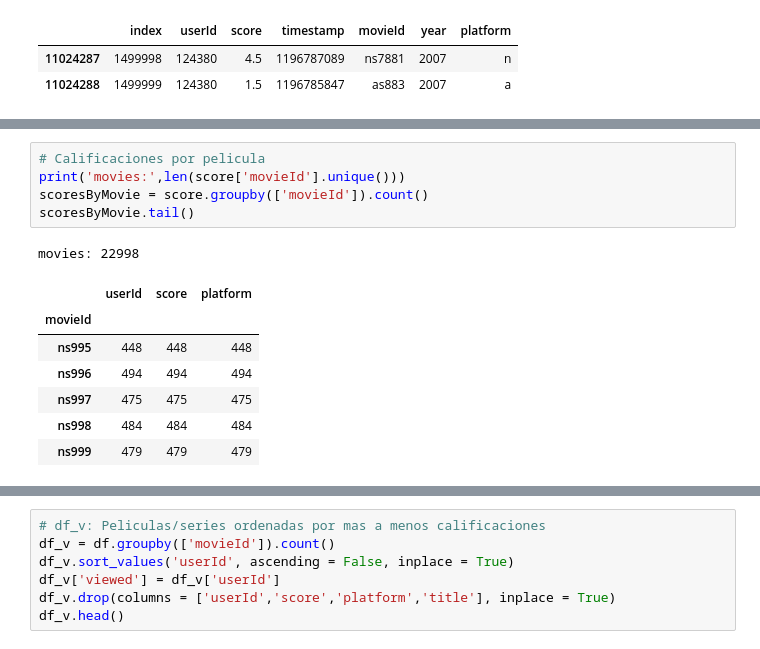
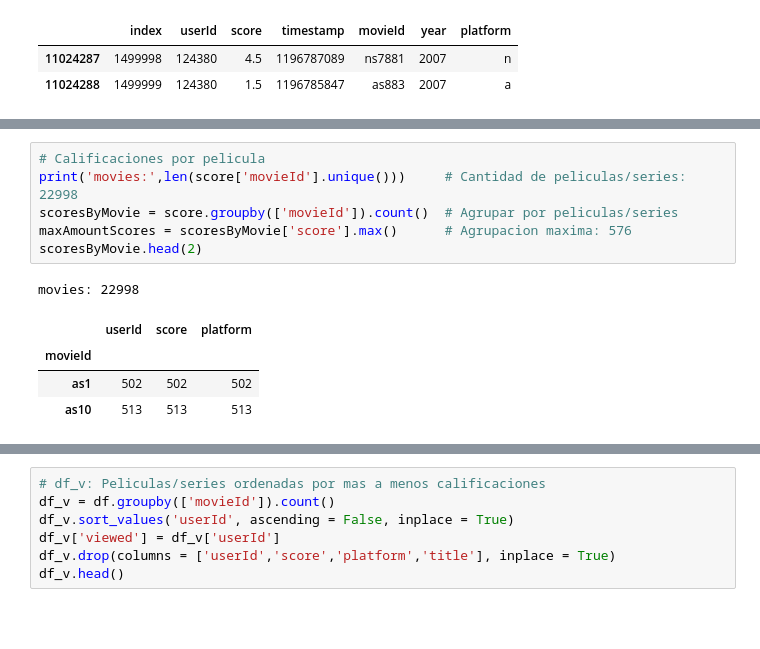
Before and after one commit to LucianoLarrea/PI_ML_OPS, a Jupyter notebook: 3-EDA.ipynb, the cells around one changed output, grey strips where cells are left out. Saved outputs shown, nothing was run; the diff lists cells and outputs as text; blank space fills up the shorter version.

```diff
--- a/3-EDA.ipynb
+++ b/3-EDA.ipynb
@@ -84,14 +104,12 @@ plt.show()
 # %%
 # Calificaciones por pelicula
-print('movies:',len(score['movieId'].unique()))
-scoresByMovie = score.groupby(['movieId']).count()
-scoresByMovie.tail()
+print('movies:',len(score['movieId'].unique()))     # Cantidad de peliculas/series: 22998
+scoresByMovie = score.groupby(['movieId']).count()  # Agrupar por peliculas/series
+maxAmountScores = scoresByMovie['score'].max()      # Agrupacion maxima: 576
+scoresByMovie.head(2)
 # %% [output]
 movies: 22998
 |  | userId | score | platform |
 | movieId |  |  |  |
-| ns995 | 448 | 448 | 448 |
-| ns996 | 494 | 494 | 494 |
-| ns997 | 475 | 475 | 475 |
-| ns998 | 484 | 484 | 484 |
-| ns999 | 479 | 479 | 479 |
+| as1 | 502 | 502 | 502 |
+| as10 | 513 | 513 | 513 |
```
Also changed, not shown: parts of 18 cells of this notebook, 7 other files.
